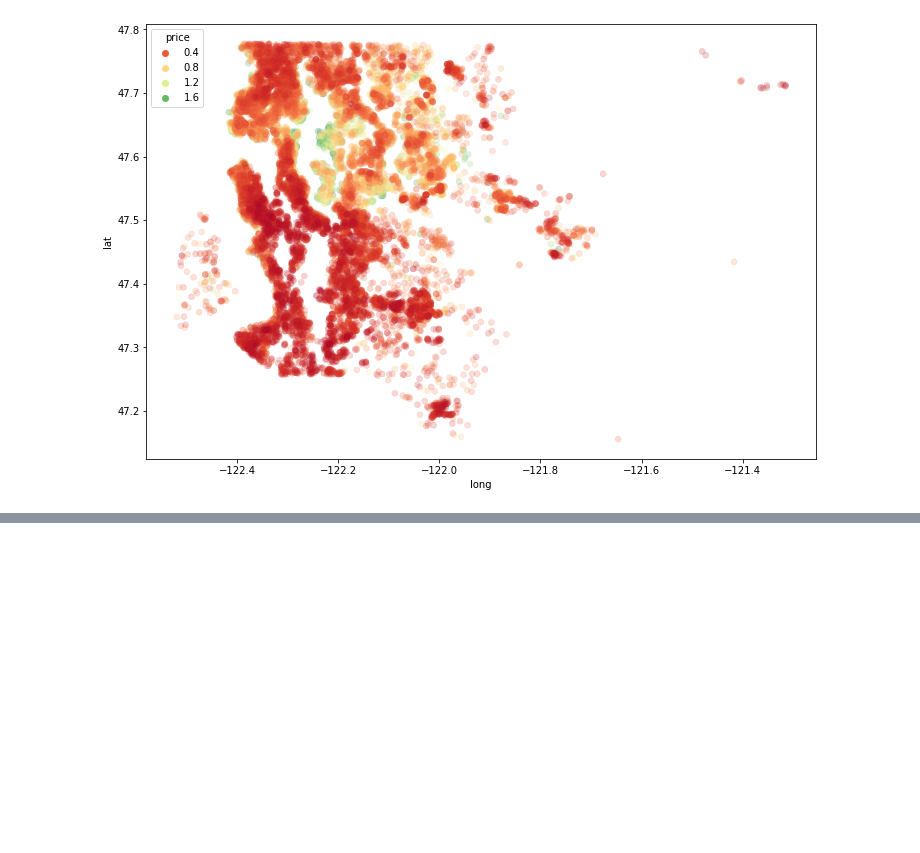
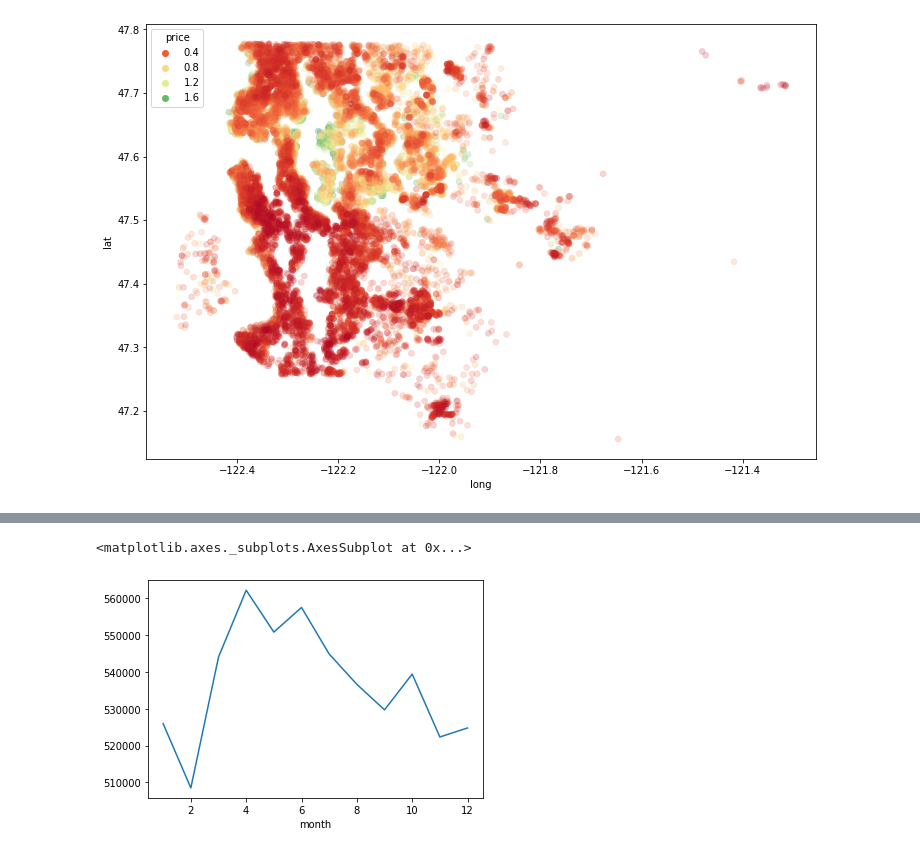
Before and after one commit to RockNCode/notebooks, a Jupyter notebook: keras_regression_1.ipynb, the cells around one changed output, grey strips where cells are left out. Cells and saved outputs as stored; diff of their text form; code cells hidden in the pictures; blank space fills up the shorter version.

```diff
--- a/keras_regression_1.ipynb
+++ b/keras_regression_1.ipynb
@@ -124,0 +187,5 @@ sns.scatterplot(x='long',y='lat',
+# %%
+df.groupby('month').mean()['price'].plot()
+# %% [output]
+<matplotlib.axes._subplots.AxesSubplot at 0x...>
+[figure, added]
```
Also changed, not shown: parts of 40 cells of this notebook.
